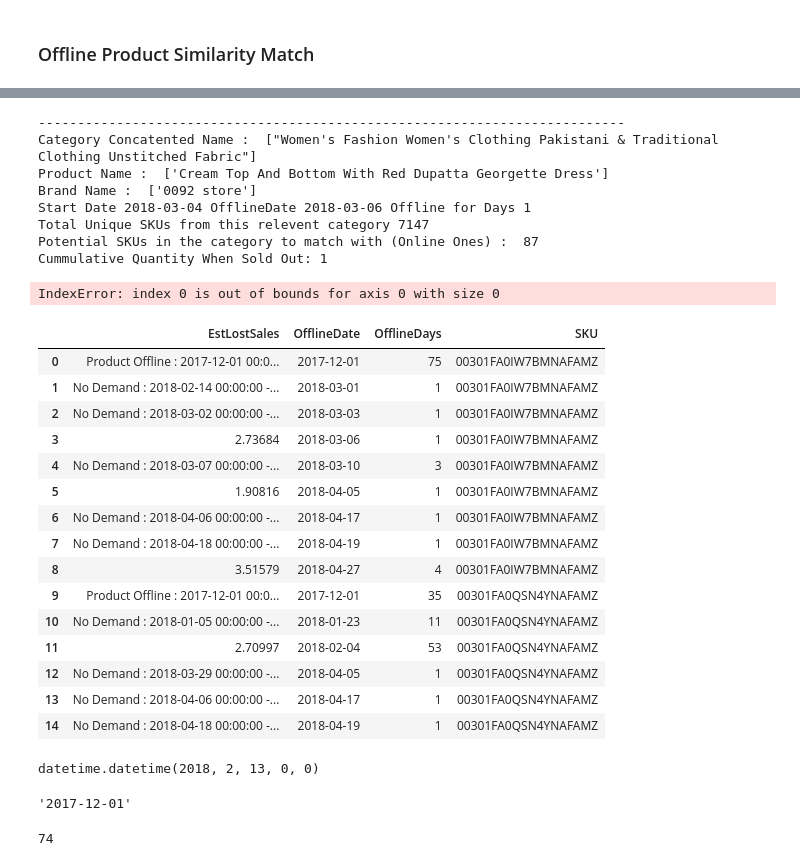
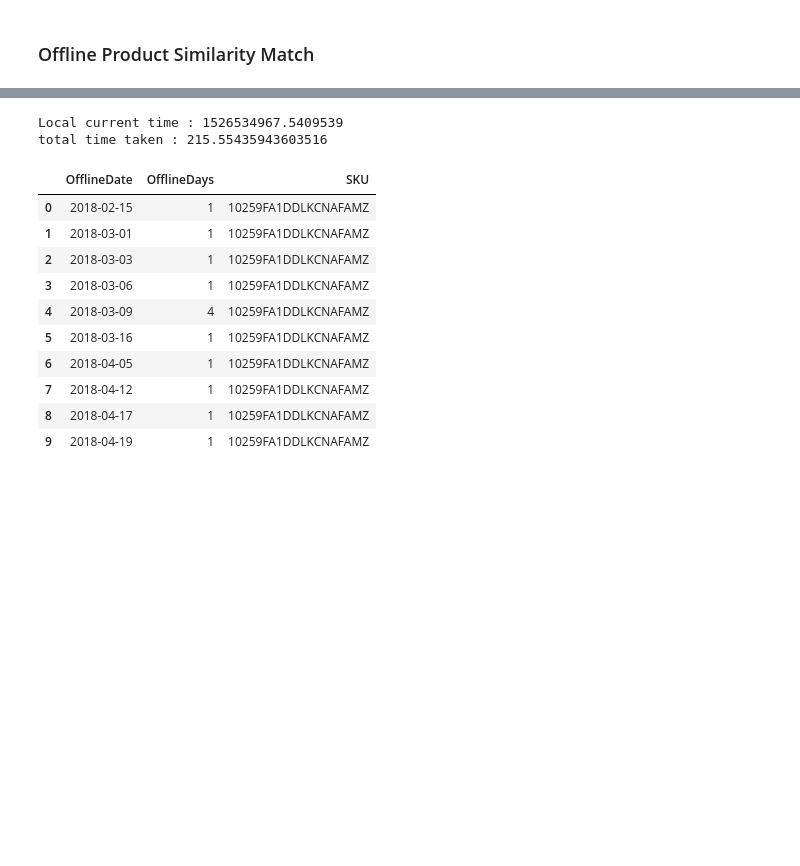
Before and after one commit to DanyalKhaliq/Machine-Learning-, a Jupyter notebook: ProductDescriptiveAnalysis.ipynb, the cells around one changed output, grey strips where cells are left out. Cells and saved outputs as stored; diff of their text form; code cells hidden in the pictures; blank space fills up the shorter version.

```diff
--- a/ProductDescriptiveAnalysis.ipynb
+++ b/ProductDescriptiveAnalysis.ipynb
@@ -458,18 +344,22 @@ previousSKU = None
 currentSKU = None
 estLostSale = []
 endDate = None
+baseStartDate = "2017-12-01"
+import time;
 
-for i, row in formattedDf[(formattedDf.SKU == '00301FA0QSN4YNAFAMZ') | (formattedDf.SKU == '00301FA0IW7BMNAFAMZ')].iterrows():
+localtime = time.time()
+print("Local current time :", localtime)
+for i, row in formattedDf[:500].iterrows():
     currentSKU = row['SKU']
     if previousSKU == None:
         previousSKU = currentSKU
     elif previousSKU != currentSKU:
         startDate = None
         previousSKU = currentSKU
-        print("SKU Mismatch.. Updating SKU")
+        #print("SKU Changed .. Updating SKU")
 
     if startDate == None:
-        startDate = row['OfflineDate']
+        startDate = datetime.strptime(baseStartDate, "%Y-%m-%d").strftime("%Y-%m-%d")
         #print("Start : ",startDate)
         endDate = datetime.strptime(row['OfflineDate'], "%Y-%m-%d") + timedelta(days=int(row['OfflineDays'])-1)
         #print("End : ", endDate)
@@ -484,13 +374,10 @@ for i, row in formattedDf[(formattedDf.SKU == '00301FA0QSN4YNAFAMZ') | (formatte
         startDate = startDate.strftime("%Y-%m-%d")
         #print("End : ", endDate)
     estLostSale.append(getEstimatedLostSale(row['SKU'],startDate,row['OfflineDate'],row['OfflineDays']))
+
+
+localtime2 = time.time()
+print("total time taken :", localtime2-localtime)
 # %% [output]
----------------------------------------------------------------------------
-Category Concatented Name :  ["Women's Fashion Women's Clothing Pakistani & Traditional Clothing Unstitched Fabric"]
-Product Name :  ['Cream Top And Bottom With Red Dupatta Georgette Dress']
-Brand Name :  ['0092 store']
-Start Date 2018-03-04 OfflineDate 2018-03-06 Offline for Days 1
-Total Unique SKUs from this relevent category 7147
-Potential SKUs in the category to match with (Online Ones) :  87
-Cummulative Quantity When Sold Out: 1
+Local current time : 1526534967.5409539
+total time taken : 215.55435943603516
-IndexError: index 0 is out of bounds for axis 0 with size 0
@@ -498,0 +386,14 @@ IndexError: index 0 is out of bounds for axis 0 with size 0
+# %%
+formattedDf[formattedDf.SKU == '10259FA1DDLKCNAFAMZ']
+# %% [output]
+|  | OfflineDate | OfflineDays | SKU |
+| 0 | 2018-02-15 | 1 | 10259FA1DDLKCNAFAMZ |
+| 1 | 2018-03-01 | 1 | 10259FA1DDLKCNAFAMZ |
+| 2 | 2018-03-03 | 1 | 10259FA1DDLKCNAFAMZ |
+| 3 | 2018-03-06 | 1 | 10259FA1DDLKCNAFAMZ |
+| 4 | 2018-03-09 | 4 | 10259FA1DDLKCNAFAMZ |
+| 5 | 2018-03-16 | 1 | 10259FA1DDLKCNAFAMZ |
+| 6 | 2018-04-05 | 1 | 10259FA1DDLKCNAFAMZ |
+| 7 | 2018-04-12 | 1 | 10259FA1DDLKCNAFAMZ |
+| 8 | 2018-04-17 | 1 | 10259FA1DDLKCNAFAMZ |
+| 9 | 2018-04-19 | 1 | 10259FA1DDLKCNAFAMZ |
@@ -499,34 +403,4 @@ IndexError: index 0 is out of bounds for axis 0 with size 0
 # %%
-temp = pd.concat([formattedDf[(formattedDf.SKU == '00301FA0QSN4YNAFAMZ') | (formattedDf.SKU == '00301FA0IW7BMNAFAMZ')].reset_index(),pd.DataFrame(estLostSale).reset_index()], axis=1)
+temp = pd.concat([formattedDf[:2000].reset_index(),pd.DataFrame(estLostSale).reset_index()], axis=1)
 temp.columns = ['index', 'OfflineDate', 'OfflineDays', 'SKU', 'index', 'EstLostSales']
 temp[['EstLostSales','OfflineDate', 'OfflineDays', 'SKU', ]]
-# %% [output]
-|  | EstLostSales | OfflineDate | OfflineDays | SKU |
-| 0 | Product Offline : 2017-12-01 00:0... | 2017-12-01 | 75 | 00301FA0IW7BMNAFAMZ |
-| 1 | No Demand : 2018-02-14 00:00:00 -... | 2018-03-01 | 1 | 00301FA0IW7BMNAFAMZ |
-| 2 | No Demand : 2018-03-02 00:00:00 -... | 2018-03-03 | 1 | 00301FA0IW7BMNAFAMZ |
-| 3 | 2.73684 | 2018-03-06 | 1 | 00301FA0IW7BMNAFAMZ |
-| 4 | No Demand : 2018-03-07 00:00:00 -... | 2018-03-10 | 3 | 00301FA0IW7BMNAFAMZ |
-| 5 | 1.90816 | 2018-04-05 | 1 | 00301FA0IW7BMNAFAMZ |
-| 6 | No Demand : 2018-04-06 00:00:00 -... | 2018-04-17 | 1 | 00301FA0IW7BMNAFAMZ |
-| 7 | No Demand : 2018-04-18 00:00:00 -... | 2018-04-19 | 1 | 00301FA0IW7BMNAFAMZ |
-| 8 | 3.51579 | 2018-04-27 | 4 | 00301FA0IW7BMNAFAMZ |
-| 9 | Product Offline : 2017-12-01 00:0... | 2017-12-01 | 35 | 00301FA0QSN4YNAFAMZ |
-| 10 | No Demand : 2018-01-05 00:00:00 -... | 2018-01-23 | 11 | 00301FA0QSN4YNAFAMZ |
-| 11 | 2.70997 | 2018-02-04 | 53 | 00301FA0QSN4YNAFAMZ |
-| 12 | No Demand : 2018-03-29 00:00:00 -... | 2018-04-05 | 1 | 00301FA0QSN4YNAFAMZ |
-| 13 | No Demand : 2018-04-06 00:00:00 -... | 2018-04-17 | 1 | 00301FA0QSN4YNAFAMZ |
-| 14 | No Demand : 2018-04-18 00:00:00 -... | 2018-04-19 | 1 | 00301FA0QSN4YNAFAMZ |
-# %%
-(datetime.strptime(offlineStartDate, "%Y-%m-%d") + timedelta(days=int(offlineDays)-1))
-# %% [output]
-datetime.datetime(2018, 2, 13, 0, 0)
-# %%
-datetime.strptime(formattedDf['OfflineDate'], "%Y-%m-%d") + timedelta(days=int(offlineDays)-1)
-# %% [output]
-'2017-12-01'
-# %%
-delta = (datetime.strptime(PeriodStartDate, "%Y-%m-%d")) - (datetime.strptime(offlineStartDate, "%Y-%m-%d") + timedelta(days=int(offlineDays)-1))
-delta.days * -1
-# %% [output]
-74
```
Also changed, not shown: parts of 35 cells of this notebook.
